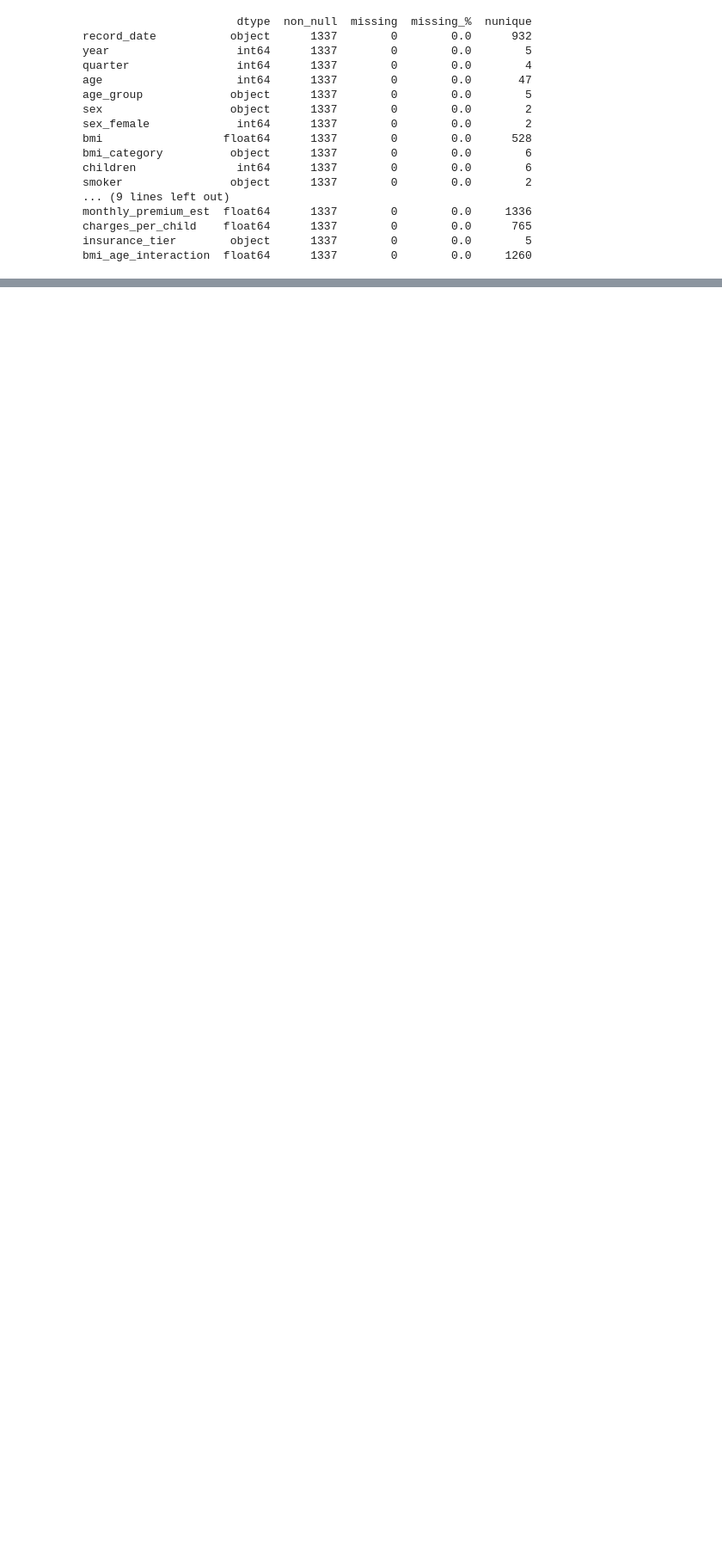
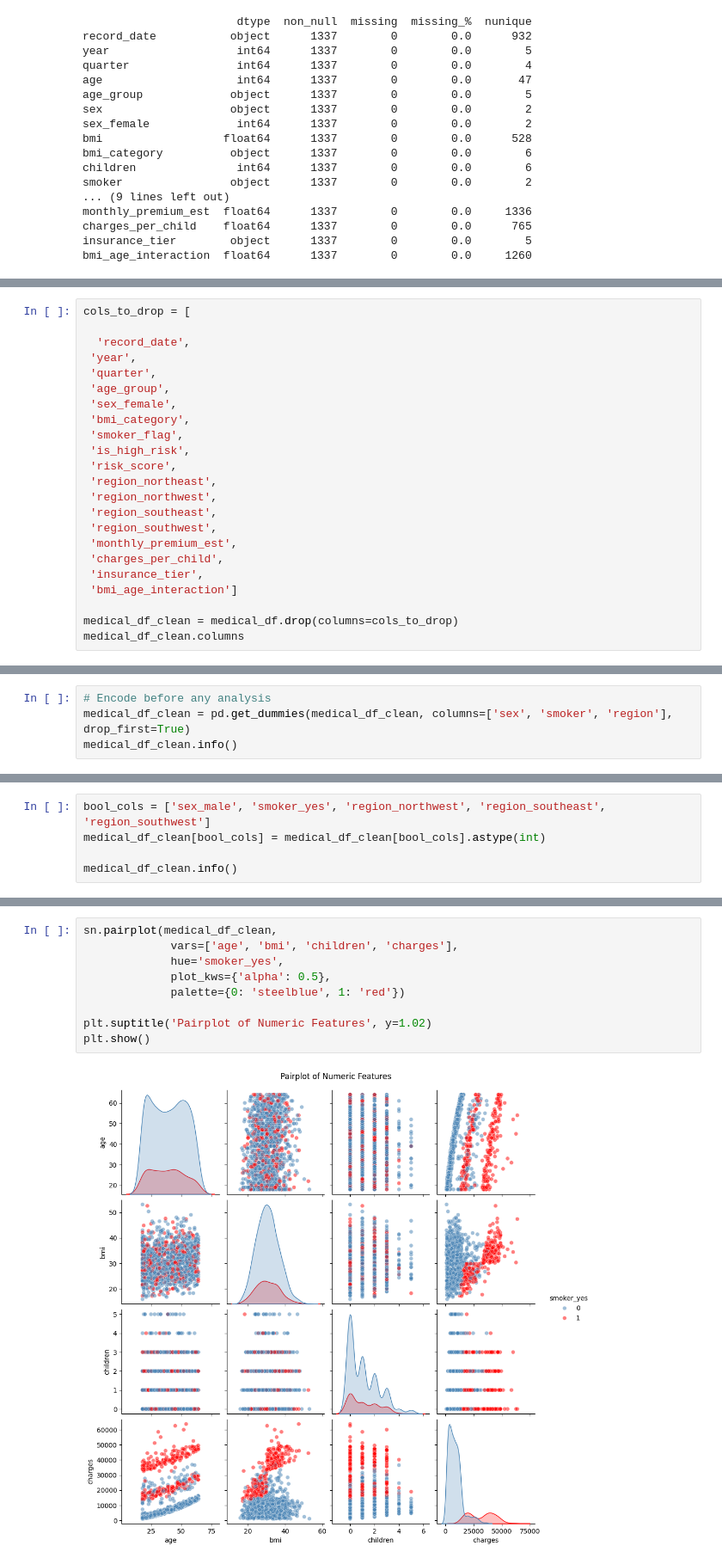
Before and after one commit to aparna-2001/medical-insurance-charges-ML-model-2021-2025, a Jupyter notebook: medical_insurance_charges_ML_model_2021_2025.ipynb, the cells around one changed output, grey strips where cells are left out. Shown at 86% size. Saved outputs shown, nothing was run; the diff lists cells and outputs as text; blank space fills up the shorter version.

Commit message:
cleaned dataset, dropped already engineered features, pair plot of features

```diff
--- a/medical_insurance_charges_ML_model_2021_2025.ipynb
+++ b/medical_insurance_charges_ML_model_2021_2025.ipynb
@@ -206,0 +125,23 @@ Index(['record_date', 'year', 'quarter', 'age', 'age_group', 'sex',
+# %%
+cols_to_drop = [
+
+  'record_date',
+ 'year',
+ 'quarter',
+ 'age_group',
+ 'sex_female',
+ 'bmi_category',
+ 'smoker_flag',
+ 'is_high_risk',
+ 'risk_score',
+ 'region_northeast',
+ 'region_northwest',
+ 'region_southeast',
+ 'region_southwest',
+ 'monthly_premium_est',
+ 'charges_per_child',
+ 'insurance_tier',
+ 'bmi_age_interaction']
+
+medical_df_clean = medical_df.drop(columns=cols_to_drop)
+medical_df_clean.columns
@@ -206,0 +167,4 @@ Index(['record_date', 'year', 'quarter', 'age', 'age_group', 'sex',
+# %%
+# Encode before any analysis
+medical_df_clean = pd.get_dummies(medical_df_clean, columns=['sex', 'smoker', 'region'], drop_first=True)
+medical_df_clean.info()
@@ -206,0 +188,5 @@ Index(['record_date', 'year', 'quarter', 'age', 'age_group', 'sex',
+# %%
+bool_cols = ['sex_male', 'smoker_yes', 'region_northwest', 'region_southeast', 'region_southwest']
+medical_df_clean[bool_cols] = medical_df_clean[bool_cols].astype(int)
+
+medical_df_clean.info()
@@ -206,0 +210,11 @@ Index(['record_date', 'year', 'quarter', 'age', 'age_group', 'sex',
+# %%
+sn.pairplot(medical_df_clean,
+             vars=['age', 'bmi', 'children', 'charges'],
+             hue='smoker_yes',
+             plot_kws={'alpha': 0.5},
+             palette={0: 'steelblue', 1: 'red'})
+
+plt.suptitle('Pairplot of Numeric Features', y=1.02)
+plt.show()
+# %% [output]
+[figure, added]
```
Also changed, not shown: parts of 22 cells of this notebook.
